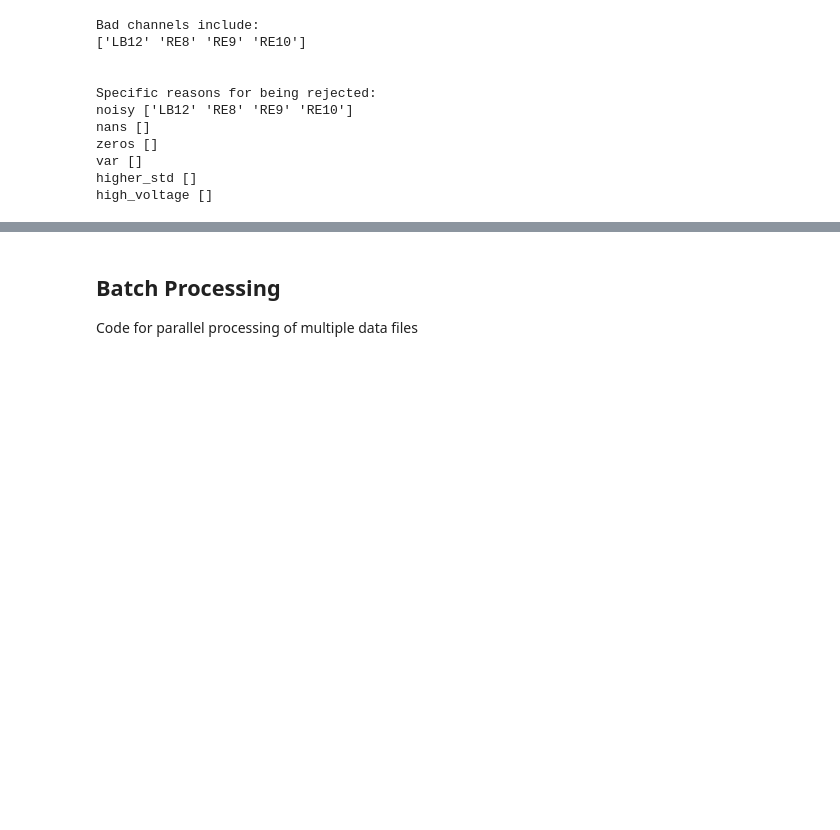
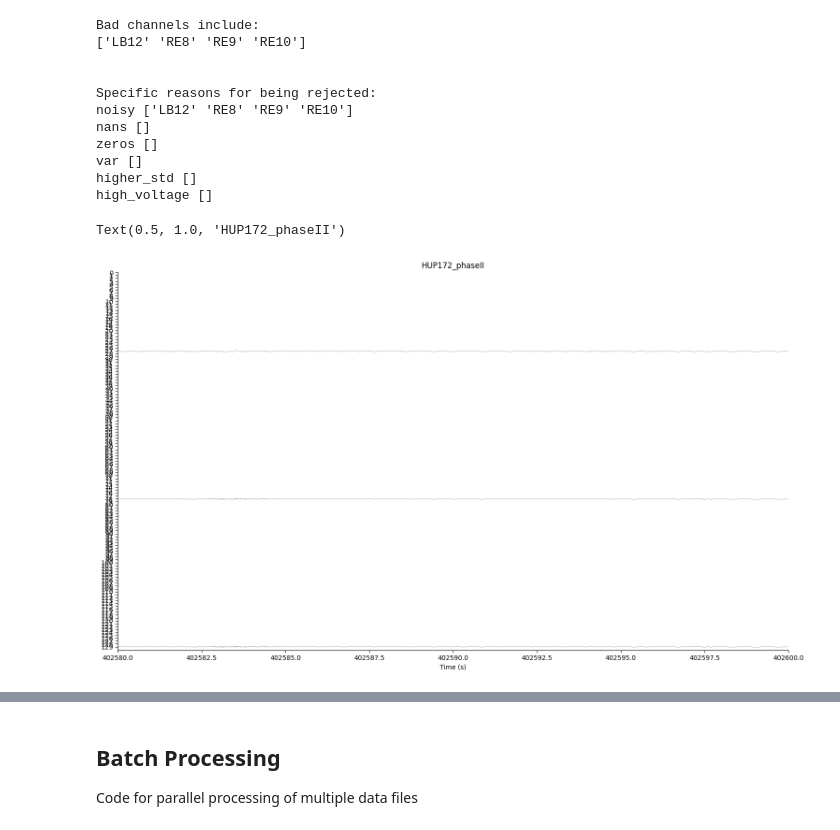
Before and after one commit to haoershi/CNT_research_tools, a Jupyter notebook: python/pipeline_demo.ipynb, the cells around one changed output, grey strips where cells are left out. Saved outputs shown, nothing was run; the diff lists cells and outputs as text; code cells hidden in the pictures; blank space fills up the shorter version.

````diff
--- a/python/pipeline_demo.ipynb
+++ b/python/pipeline_demo.ipynb
@@ -84,6 +53,9 @@ param = param.iloc[0,:3].to_dict()
 #@markdown
 #@markdown Suggested syntax:
 #@markdown
-#@markdown ```data = session.download_data(filename, start_time, stop_time)```
-data = session.download_data(iEEG_filename, start_time, stop_time, select_elecs = electrodes)
-session.meta
+#@markdown ```data, channel_names, sampling_rate = tools.get_ieeg_data(username,password_file_path, filename, start_time, stop_time)```
+data = tools.get_ieeg_data(config.usr, config.pwd, param['filename'], param['start'], param['stop'])
+data = {'data':data[0],
+        'ch_names':data[1],
+        'fs':data[2],
+}
@@ -167,12 +88,12 @@ No channels changed.
 #@markdown
 #@markdown Suggested syntax:
 #@markdown
-#@markdown ```data.find_nonieeg()```
-#@markdown ```data.nonieeg```
+#@markdown ```nonieeg_mask = tools.find_non_ieeg(channel_names)```
 
-data.find_nonieeg()
+
+data['nonieeg'] = tools.find_non_ieeg(data['ch_names'])
 print('Non-iEEG channels includes:')
-print(data.ch_names[data.nonieeg])
+print(data['ch_names'][data['nonieeg']])
 # %% [output]
 Non-iEEG channels includes:
 ['EKG1' 'EKG2']
@@ -225,20 +129,25 @@ data.reject_artifact()
+# %%
+#@title Clean data
+#@markdown
+#@markdown Remove Non-iEEG and bad channels from data
+#@markdown
+data['clean_data'] = data['data'][:,~data['nonieeg']&~data['bad']]
+data['clean_chs'] = data['ch_names'][~data['nonieeg']&~data['bad']]
 # %%
 #@title Filtering
 #@markdown Filter iEEG signal with bandpass and notch filter.
 #@markdown
 #@markdown Suggested syntax:
 #@markdown
-#@markdown ```data.bandpass_filter(low_freq,high_freq)```
+#@markdown ```filtered_data =  tools.bandpass_filter(data,fs,low_freq,high_freq)```
 #@markdown
-#@markdown ```data.notch_filter(notch_freq)```
-#@markdown
-#@markdown ```data.filter(low_freq,high_freq,notch_freq)```
+#@markdown ```filtered_data =  tools.notch_filter(data,fs,notch_freq)```
 low_freq = 1 # @param {type:"number"}
 high_freq = 120 # @param {type:"number"}
-notch_freq = 60 # @param {type:"number"}
+notch = 60 # @param {type:"number"}
 
-data.bandpass_filter(low_freq,high_freq)
-data.notch_filter(notch_freq)
+data['filtered'] = tools.bandpass_filter(data['clean_data'],data['fs'],low_freq,high_freq)
+data['filtered'] = tools.notch_filter(data['filtered'],data['fs'],notch)
 # %%
 #@title Re-referencing
 #@markdown Re-reference data to a different montage
@@ -328,0 +172,10 @@ session.list_data()
+# %%
+#@title Plot data
+#@markdown Generate
+t_sec = np.linspace(param['start'], param['stop'], num=data['car_data'].shape[0])
+fig, ax = tools.plot_iEEG_data(data['car_data'], t_sec)
+fig.set_size_inches(18.5, 10.5)
+ax.set_title(param['filename'])
+# %% [output]
+Text(0.5, 1.0, 'HUP172_phaseII')
+[figure, added]
````
Also changed, not shown: parts of 22 cells of this notebook, 1 other file.
